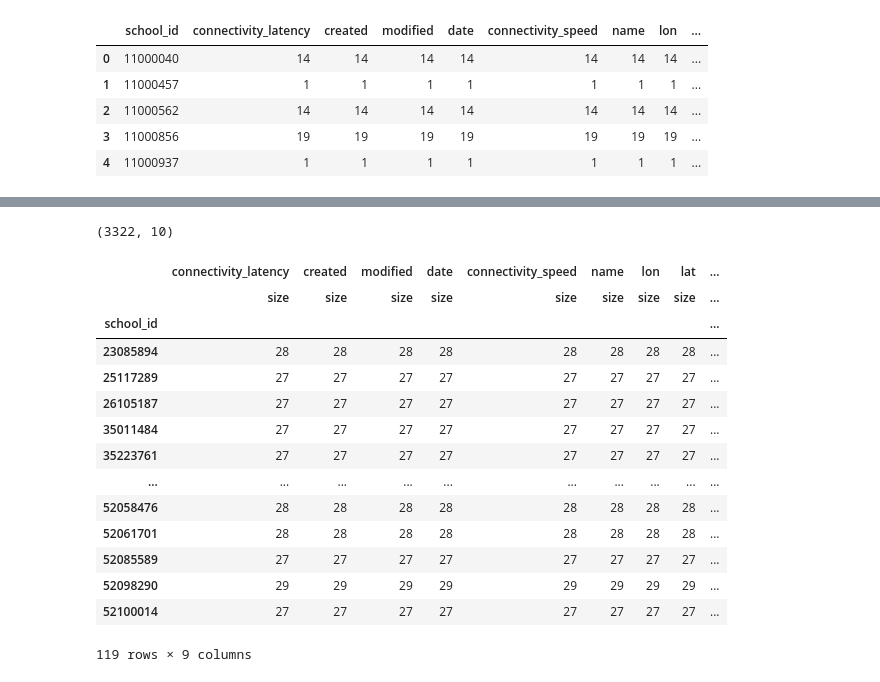
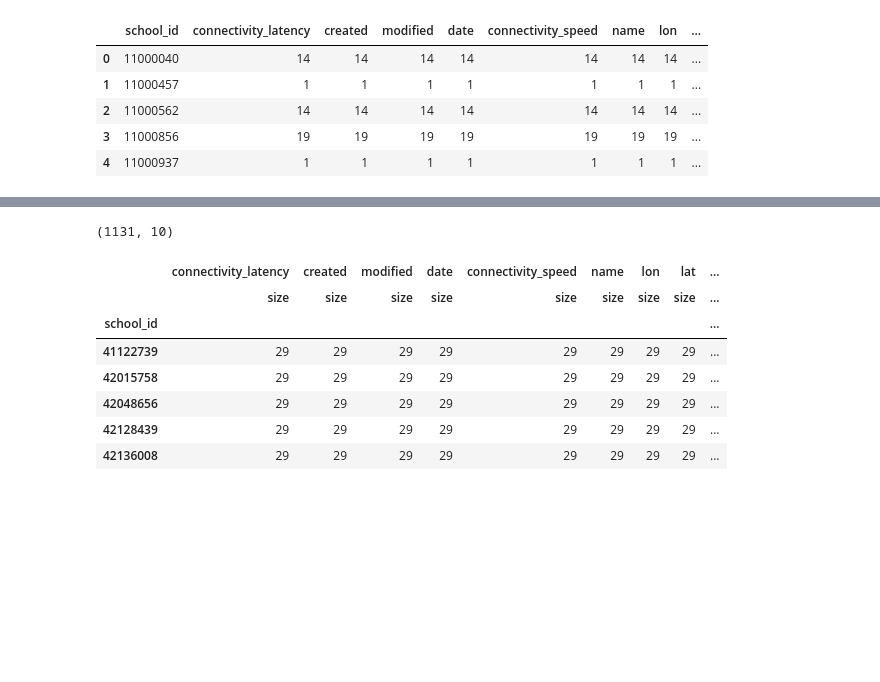
Before and after one commit to HarshaGowtham/UNICEF_RESEARCH_DEEPLEARNING, a Jupyter notebook: E&S_Analysis_UNICEF.ipynb, the cells around one changed output, grey strips where cells are left out. Saved outputs shown, nothing was run; the diff lists cells and outputs as text; code cells hidden in the pictures; blank space fills up the shorter version.

```diff
--- a/E&S_Analysis_UNICEF.ipynb
+++ b/E&S_Analysis_UNICEF.ipynb
@@ -425,7 +386,7 @@ df7.head()
 | 4 | 11000937 | 1 | 1 | 1 | 1 | 1 | 1 | 1 | ... |
 # %%
 ##extracting the school_ids that having atleast 27 datapoints
-df_temp = pd.DataFrame(df7[df7['date']>=27]['school_id'])
+df_temp = pd.DataFrame(df7[df7['date']==29]['school_id'])
 
 df_8 = pd.merge(
     left = df,
@@ -446,24 +407,18 @@ df_8.head()
 # %%
 df_8.shape
 # %% [output]
-(3322, 10)
+(1131, 10)
 # %%
-##checking whether the datapoints for each school_id are atleast 27
-df_8.groupby(['school_id']).agg({'size'})
+##checking whether the datapoints for each school_id are 29
+df_9 = df_8.groupby(['school_id']).agg({'size'})
+df_9.head()
 # %% [output]
 |  | connectivity_latency | created | modified | date | connectivity_speed | name | lon | lat | ... |
 |  | size | size | size | size | size | size | size | size | ... |
 | school_id |  |  |  |  |  |  |  |  | ... |
-| 23085894 | 28 | 28 | 28 | 28 | 28 | 28 | 28 | 28 | ... |
-| 25117289 | 27 | 27 | 27 | 27 | 27 | 27 | 27 | 27 | ... |
-| 26105187 | 27 | 27 | 27 | 27 | 27 | 27 | 27 | 27 | ... |
-| 35011484 | 27 | 27 | 27 | 27 | 27 | 27 | 27 | 27 | ... |
-| 35223761 | 27 | 27 | 27 | 27 | 27 | 27 | 27 | 27 | ... |
-| ... | ... | ... | ... | ... | ... | ... | ... | ... | ... |
-| 52058476 | 28 | 28 | 28 | 28 | 28 | 28 | 28 | 28 | ... |
-| 52061701 | 28 | 28 | 28 | 28 | 28 | 28 | 28 | 28 | ... |
-| 52085589 | 27 | 27 | 27 | 27 | 27 | 27 | 27 | 27 | ... |
-| 52098290 | 29 | 29 | 29 | 29 | 29 | 29 | 29 | 29 | ... |
-| 52100014 | 27 | 27 | 27 | 27 | 27 | 27 | 27 | 27 | ... |
+| 41122739 | 29 | 29 | 29 | 29 | 29 | 29 | 29 | 29 | ... |
+| 42015758 | 29 | 29 | 29 | 29 | 29 | 29 | 29 | 29 | ... |
+| 42048656 | 29 | 29 | 29 | 29 | 29 | 29 | 29 | 29 | ... |
+| 42128439 | 29 | 29 | 29 | 29 | 29 | 29 | 29 | 29 | ... |
+| 42136008 | 29 | 29 | 29 | 29 | 29 | 29 | 29 | 29 | ... |
-119 rows × 9 columns
 # %%
```
Also changed, not shown: parts of 15 cells of this notebook.
